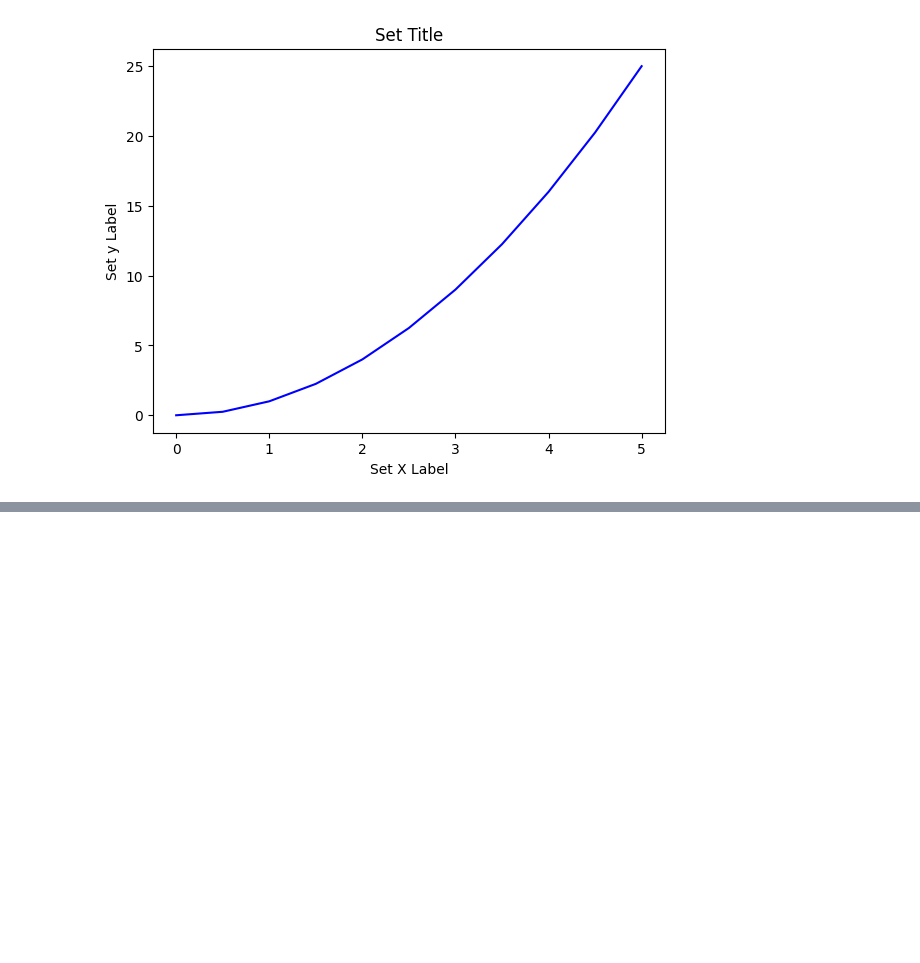
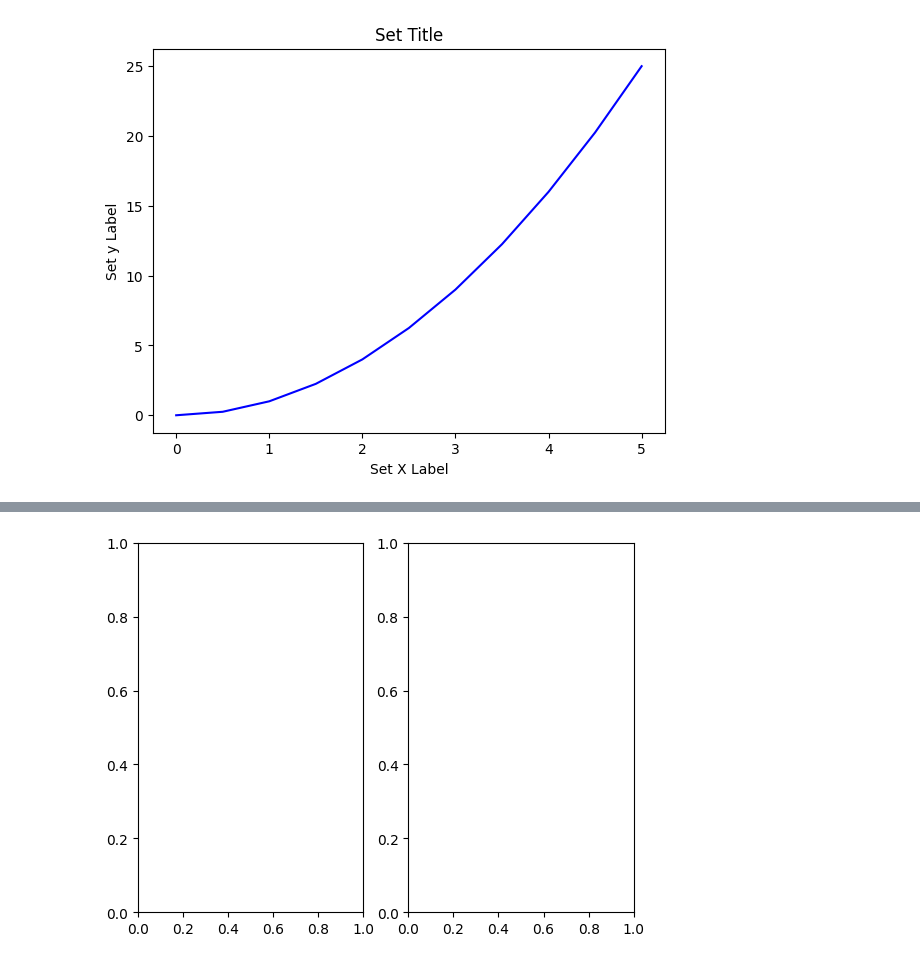
Before and after one commit to iammahendragit/Data_Science, a Jupyter notebook: Data Visualization using Matplotlib/concept of matplotib.ipynb, the cells around one changed output, grey strips where cells are left out. Cells and saved outputs as stored; diff of their text form; code cells hidden in the pictures; blank space fills up the shorter version.

```diff
--- a/Data Visualization using Matplotlib/concept of matplotib.ipynb
+++ b/Data Visualization using Matplotlib/concept of matplotib.ipynb
@@ -54,0 +88,4 @@ Text(0.5, 1.0, 'Set Title')
+# %%
+fig, axes = plt.subplots(nrows=1, ncols=2)
+# %% [output]
+[figure, added]
```
Also changed, not shown: parts of 3 cells of this notebook.
